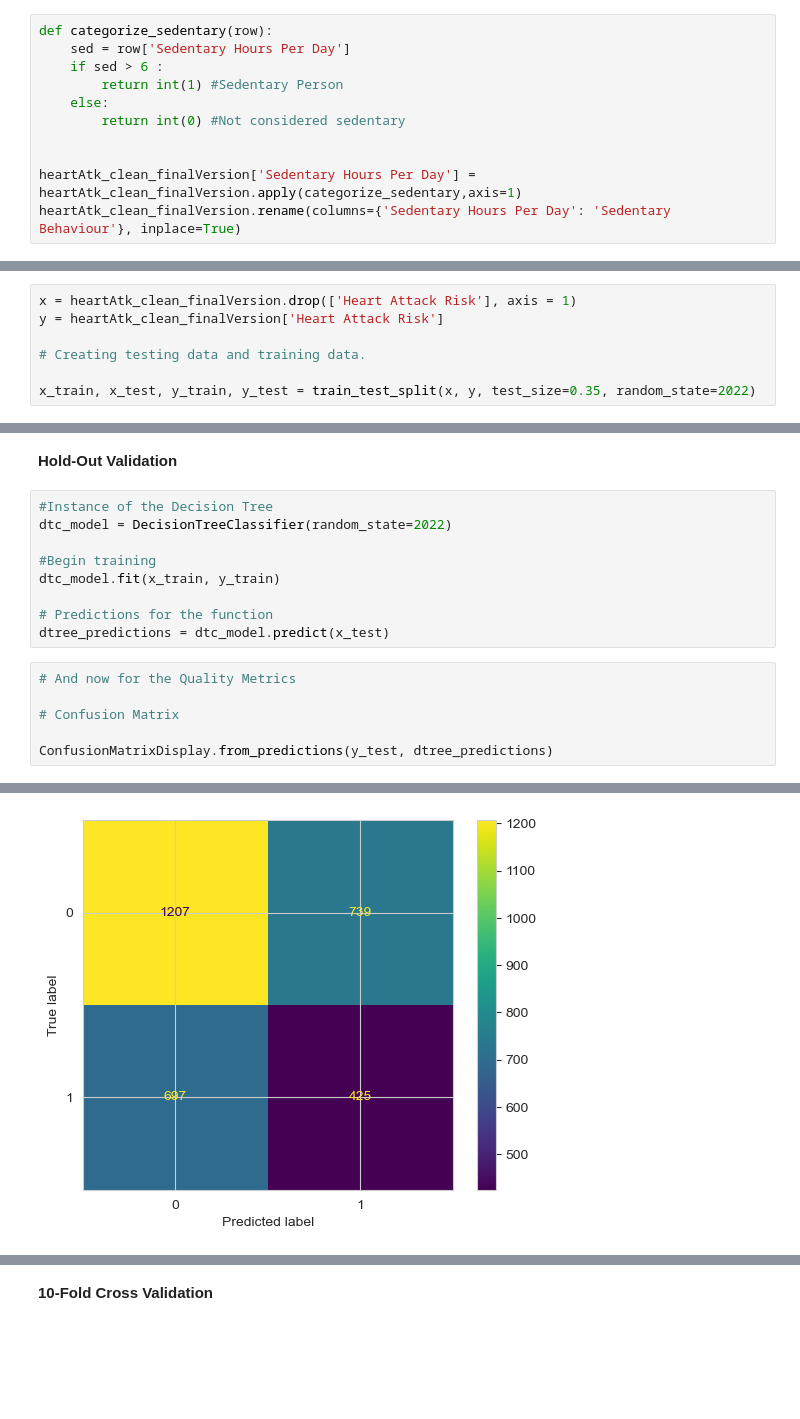
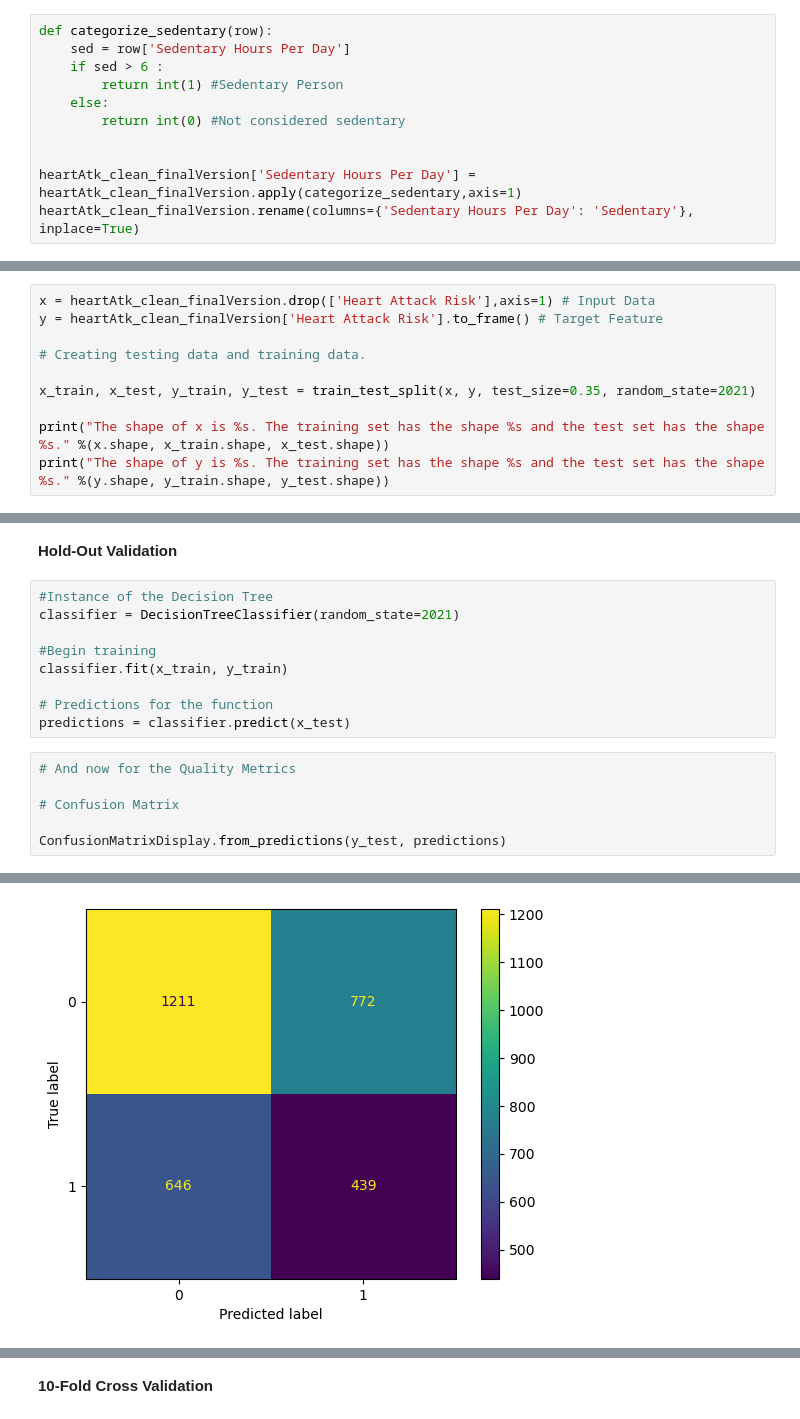
Before and after one commit to AN-DRE4/DadosAprendizagemAutomatica, a Jupyter notebook: HeartAttack.ipynb, the cells around one changed output, grey strips where cells are left out. Cells and saved outputs as stored; diff of their text form; blank space fills up the shorter version.

```diff
--- a/HeartAttack.ipynb
+++ b/HeartAttack.ipynb
@@ -371,5 +381,5 @@ def categorize_sedentary(row):
 
 
 heartAtk_clean_finalVersion['Sedentary Hours Per Day'] = heartAtk_clean_finalVersion.apply(categorize_sedentary,axis=1)
-heartAtk_clean_finalVersion.rename(columns={'Sedentary Hours Per Day': 'Sedentary Behaviour'}, inplace=True)
+heartAtk_clean_finalVersion.rename(columns={'Sedentary Hours Per Day': 'Sedentary'}, inplace=True)
 # %% [markdown]
@@ -484,7 +491,10 @@ O nosso objetivo com este dataset foi prever o risco de ataque cardíacos. Trata
 # %%
-x = heartAtk_clean_finalVersion.drop(['Heart Attack Risk'], axis = 1)
-y = heartAtk_clean_finalVersion['Heart Attack Risk']
+x = heartAtk_clean_finalVersion.drop(['Heart Attack Risk'],axis=1) # Input Data
+y = heartAtk_clean_finalVersion['Heart Attack Risk'].to_frame() # Target Feature
 
 # Creating testing data and training data.
 
-x_train, x_test, y_train, y_test = train_test_split(x, y, test_size=0.35, random_state=2022)
+x_train, x_test, y_train, y_test = train_test_split(x, y, test_size=0.35, random_state=2021)
+
+print("The shape of x is %s. The training set has the shape %s and the test set has the shape %s." %(x.shape, x_train.shape, x_test.shape))
+print("The shape of y is %s. The training set has the shape %s and the test set has the shape %s." %(y.shape, y_train.shape, y_test.shape))
@@ -492,20 +505,20 @@ x_train, x_test, y_train, y_test = train_test_split(x, y, test_size=0.35, random
 **Hold-Out Validation**
 # %%
 #Instance of the Decision Tree
-dtc_model = DecisionTreeClassifier(random_state=2022)
+classifier = DecisionTreeClassifier(random_state=2021)
 
 #Begin training
-dtc_model.fit(x_train, y_train)
+classifier.fit(x_train, y_train)
 
 # Predictions for the function
-dtree_predictions = dtc_model.predict(x_test)
+predictions = classifier.predict(x_test)
 # %%
 # And now for the Quality Metrics
 
 # Confusion Matrix
 
-ConfusionMatrixDisplay.from_predictions(y_test, dtree_predictions)
+ConfusionMatrixDisplay.from_predictions(y_test, predictions)
 # %% [output]
 <sklearn.metrics._plot.confusion_matrix.ConfusionMatrixDisplay at 0x...>
-[figure, old version]
+[figure, new version]
 # %%
```
Also changed, not shown: parts of 108 cells of this notebook.
